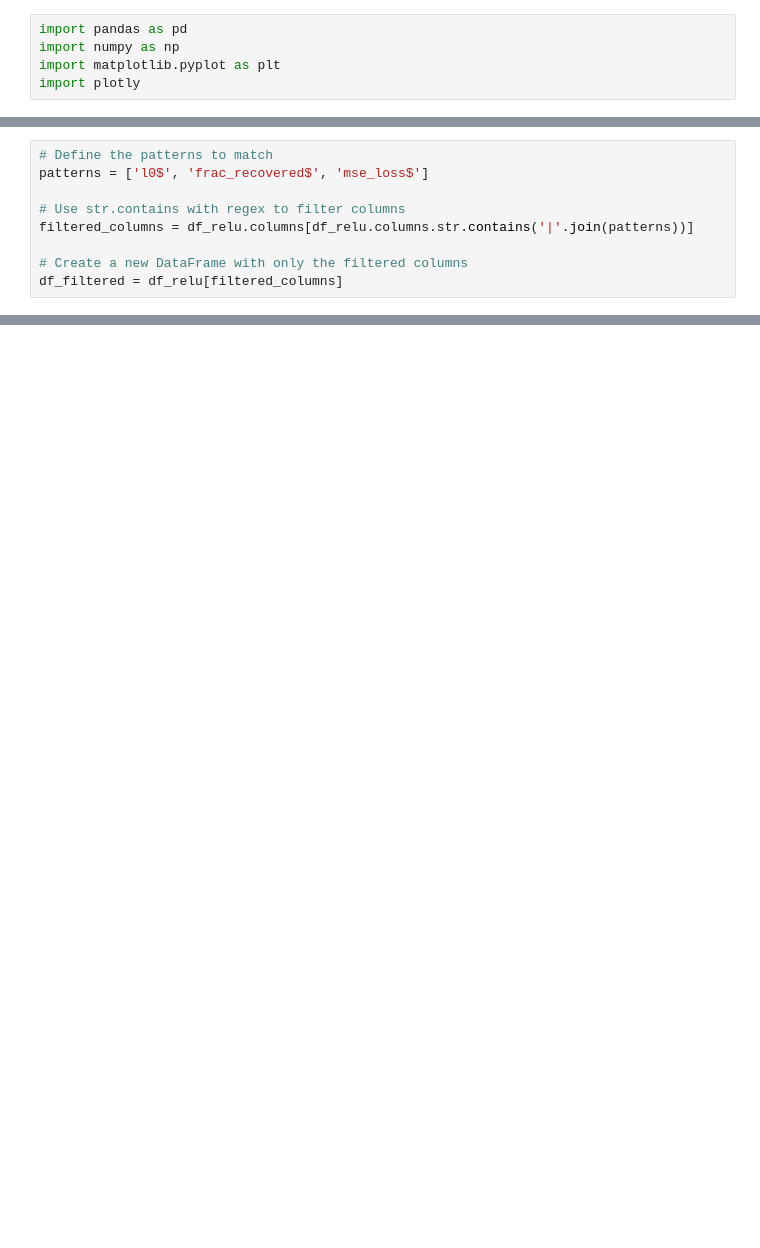
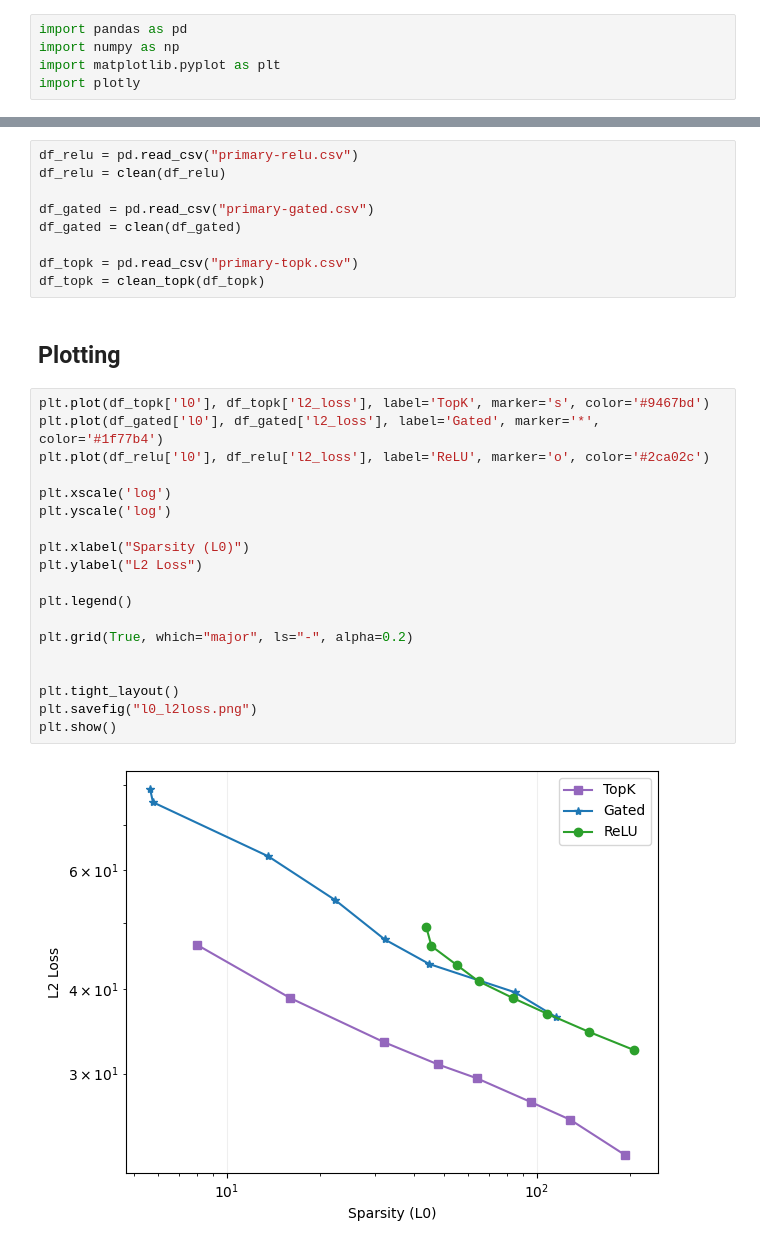
Before and after one commit to amudide/switch_sae, a Jupyter notebook: results/primary.ipynb, the cells around one changed output, grey strips where cells are left out. Saved outputs shown, nothing was run; the diff lists cells and outputs as text; blank space fills up the shorter version.

Commit message:
Add plotting and results

```diff
--- a/results/primary.ipynb
+++ b/results/primary.ipynb
@@ -39,9 +7,0 @@ Index(['Name', 'State', 'Notes', 'User', 'Tags', 'Created', 'Runtime', 'Sweep',
-# %%
-# Define the patterns to match
-patterns = ['l0$', 'frac_recovered$', 'mse_loss$']
-
-# Use str.contains with regex to filter columns
-filtered_columns = df_relu.columns[df_relu.columns.str.contains('|'.join(patterns))]
-
-# Create a new DataFrame with only the filtered columns
-df_filtered = df_relu[filtered_columns]
@@ -126,0 +52,32 @@ df
+# %%
+df_relu = pd.read_csv("primary-relu.csv")
+df_relu = clean(df_relu)
+
+df_gated = pd.read_csv("primary-gated.csv")
+df_gated = clean(df_gated)
+
+df_topk = pd.read_csv("primary-topk.csv")
+df_topk = clean_topk(df_topk)
+# %% [markdown]
+## Plotting
+# %%
+plt.plot(df_topk['l0'], df_topk['l2_loss'], label='TopK', marker='s', color='#9467bd')
+plt.plot(df_gated['l0'], df_gated['l2_loss'], label='Gated', marker='*', color='#1f77b4')
+plt.plot(df_relu['l0'], df_relu['l2_loss'], label='ReLU', marker='o', color='#2ca02c')
+
+plt.xscale('log')
+plt.yscale('log')
+
+plt.xlabel("Sparsity (L0)")
+plt.ylabel("L2 Loss")
+
+plt.legend()
+
+plt.grid(True, which="major", ls="-", alpha=0.2)
+
+
+plt.tight_layout()
+plt.savefig("l0_l2loss.png")
+plt.show()
+# %% [output]
+[figure, added]
```
Also changed, not shown: parts of 15 cells of this notebook, 6 other files.
